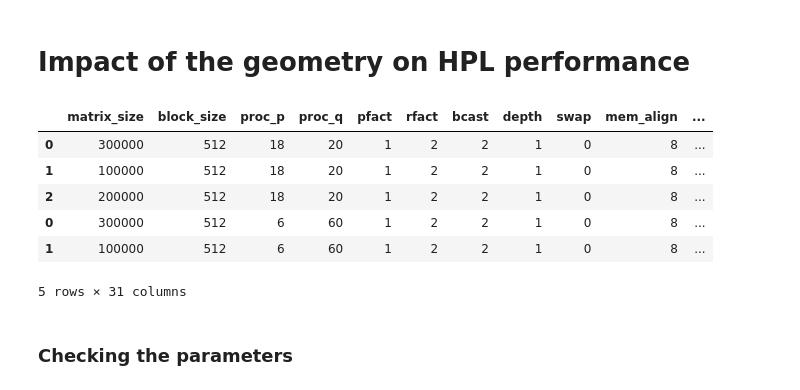
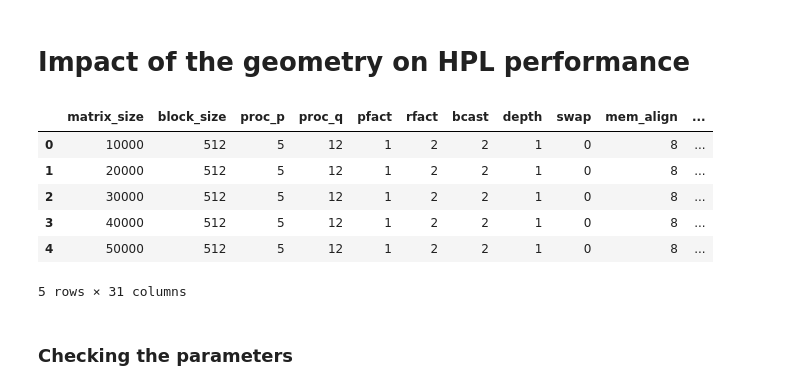
Before and after one commit to Ezibenroc/calibration_analysis, a Jupyter notebook: dahu/smpi_hpl/simple_geometry.ipynb, the cells around one changed output. Cells and saved outputs as stored; diff of their text form; code cells hidden in the pictures.

```diff
--- a/dahu/smpi_hpl/simple_geometry.ipynb
+++ b/dahu/smpi_hpl/simple_geometry.ipynb
@@ -50,39 +50,39 @@ def read_sim_result(name):
     match = reg.fullmatch(dgemm_file[0])
     if match is not None:
         result['platform_id'] = 'A' + match.groupdict()['platform_id']
     else:
         reg = re.compile('dgemm_synthetic(_shrinked(-[0-9]+)?)?_spatial_[0-9]*(\.[0-9]*)?_id-(?P<platform_id>[0-9]+).yaml')
         match = reg.fullmatch(dgemm_file[0])
         assert match is not None
         result['platform_id'] = 'B' + match.groupdict()['platform_id']
     dgemm_model = get_yaml(name, dgemm_file[0])
     synthetic = 'experiment_date' not in dgemm_model['info']
     result['synthetic'] = synthetic
     try:
         nb_removed_nodes = dgemm_model['info']['nb_removed_nodes']
     except KeyError:
         nb_removed_nodes = 0
     result['nb_removed_nodes'] = nb_removed_nodes
     sum_gflops = sum(2e-9/node['mnk'] for node in dgemm_model['model'])
     min_gflops = min(2e-9/node['mnk'] for node in dgemm_model['model'])
     result['theoretical_peak'] = sum_gflops
     result['theoretical_smart_peak'] = min_gflops*dgemm_model['info']['nb_nodes']
     return result
 
-simulation_dir = ['geometry/8/']
+simulation_dir = ['geometry/9/']
 simulation_files = [os.path.join(simdir, f) for simdir in simulation_dir for f in os.listdir(simdir) if f.endswith('.zip')]
 
 df = pandas.concat([read_sim_result(f) for f in simulation_files])
 df['nb_nodes'] = df['proc_p'] * df['proc_q']
 df['geometry'] = df['proc_p'].astype(str) + '×' + df['proc_q'].astype(str)
 df.head()
 # %% [output]
 |  | matrix_size | block_size | proc_p | proc_q | pfact | rfact | bcast | depth | swap | mem_align | ... |
-| 0 | 300000 | 512 | 18 | 20 | 1 | 2 | 2 | 1 | 0 | 8 | ... |
-| 1 | 100000 | 512 | 18 | 20 | 1 | 2 | 2 | 1 | 0 | 8 | ... |
-| 2 | 200000 | 512 | 18 | 20 | 1 | 2 | 2 | 1 | 0 | 8 | ... |
-| 0 | 300000 | 512 | 6 | 60 | 1 | 2 | 2 | 1 | 0 | 8 | ... |
-| 1 | 100000 | 512 | 6 | 60 | 1 | 2 | 2 | 1 | 0 | 8 | ... |
+| 0 | 10000 | 512 | 5 | 12 | 1 | 2 | 2 | 1 | 0 | 8 | ... |
+| 1 | 20000 | 512 | 5 | 12 | 1 | 2 | 2 | 1 | 0 | 8 | ... |
+| 2 | 30000 | 512 | 5 | 12 | 1 | 2 | 2 | 1 | 0 | 8 | ... |
+| 3 | 40000 | 512 | 5 | 12 | 1 | 2 | 2 | 1 | 0 | 8 | ... |
+| 4 | 50000 | 512 | 5 | 12 | 1 | 2 | 2 | 1 | 0 | 8 | ... |
 5 rows × 31 columns
 # %% [markdown]
 ### Checking the parameters
```
Also changed, not shown: parts of 2 cells of this notebook, 32 other files.
